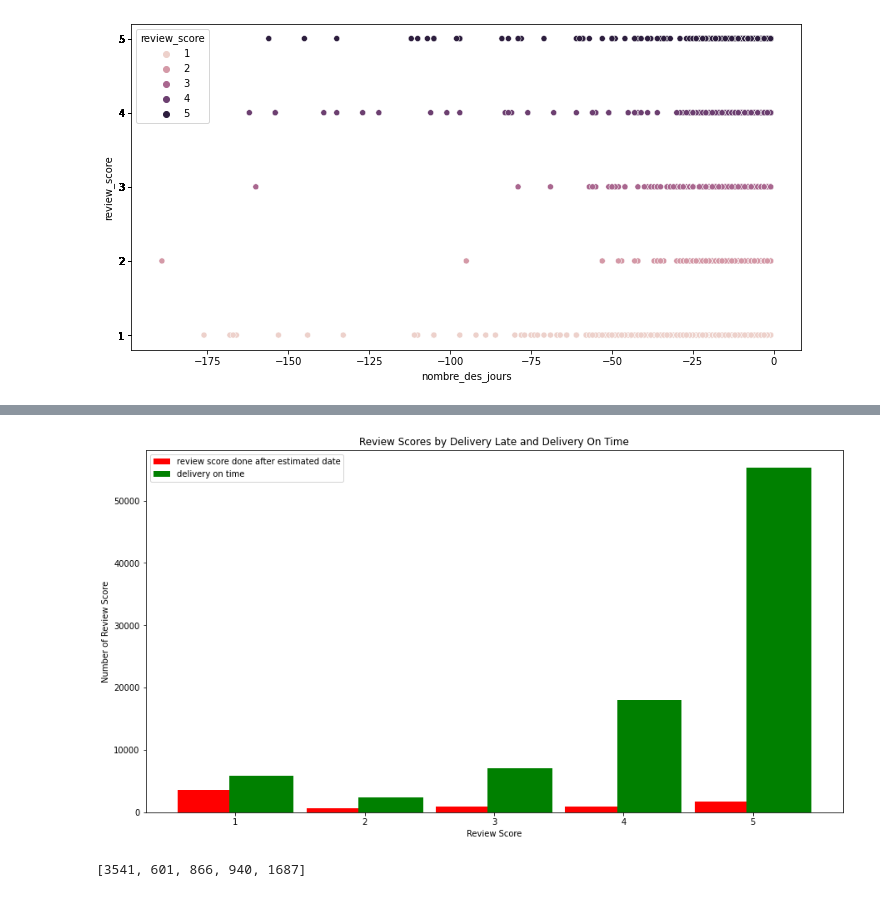
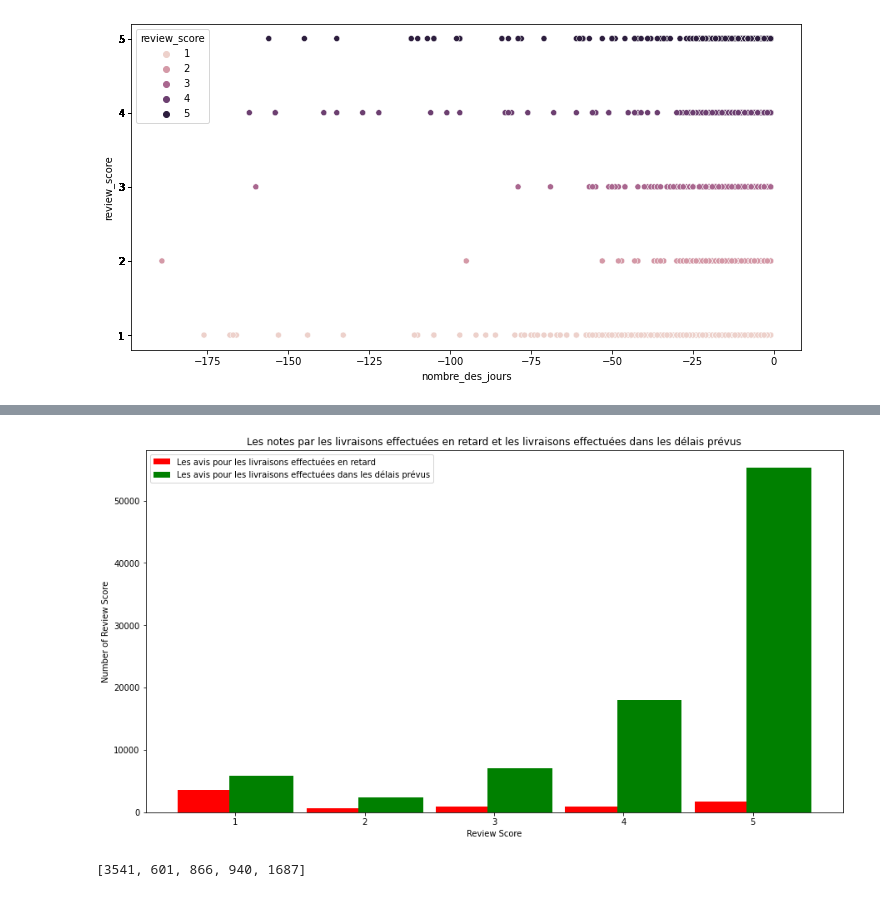
Before and after one commit to yunuserbas/ProjetWCS2, a Jupyter notebook: Question_6.ipynb, the cells around one changed output, grey strips where cells are left out. Cells and saved outputs as stored; diff of their text form; code cells hidden in the pictures.

```diff
--- a/Question_6.ipynb
+++ b/Question_6.ipynb
@@ -244,29 +272,29 @@ plt.show()
 # %%
 delivery_on_time = tbd.loc[tbd['nombre_des_jours'] >= 0]
 
 
 plt.subplots(figsize = (15,8))
 
 n=5
 r = np.arange(n)
 width = 0.4
 
 
 y = list(reviews_after_estimatedDate['review_score'].value_counts().sort_index())
 yx = list(delivery_on_time['review_score'].value_counts().sort_index())
 
-plt.bar(r, y, 0.5, color='red', label= "review score done after estimated date")
-plt.bar(r+width, yx, 0.5, color='green', label="delivery on time")
+plt.bar(r, y, 0.5, color='red', label= "Les avis pour les livraisons effectuées en retard")
+plt.bar(r+width, yx, 0.5, color='green', label="Les avis pour les livraisons effectuées dans les délais prévus")
 
 plt.xlabel("Review Score")
 plt.ylabel('Number of Review Score')
-plt.title("Review Scores by Delivery Late and Delivery On Time")
+plt.title("Les notes par les livraisons effectuées en retard et les livraisons effectuées dans les délais prévus")
 
 plt.xticks(r + width/2,['1', '2', '3', '4', '5'])
 plt.legend()
 plt.show()
 # %% [output]
-[figure, old version]
+[figure, new version]
 # %%
 y
 # %% [output]
```
Also changed, not shown: parts of 5 cells of this notebook.
